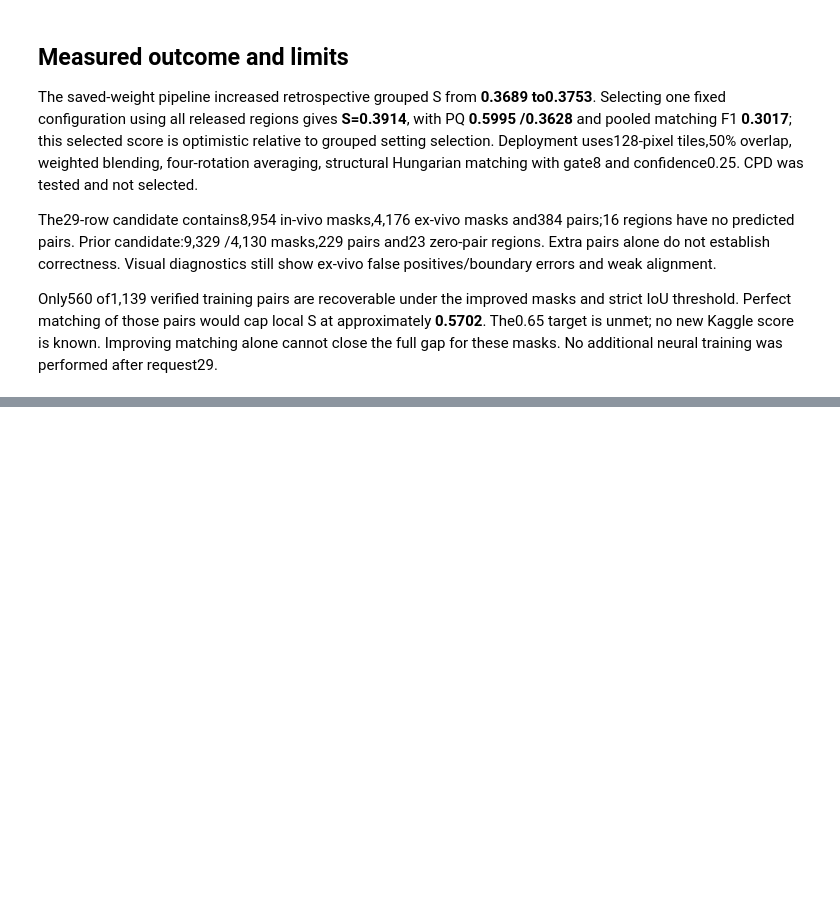
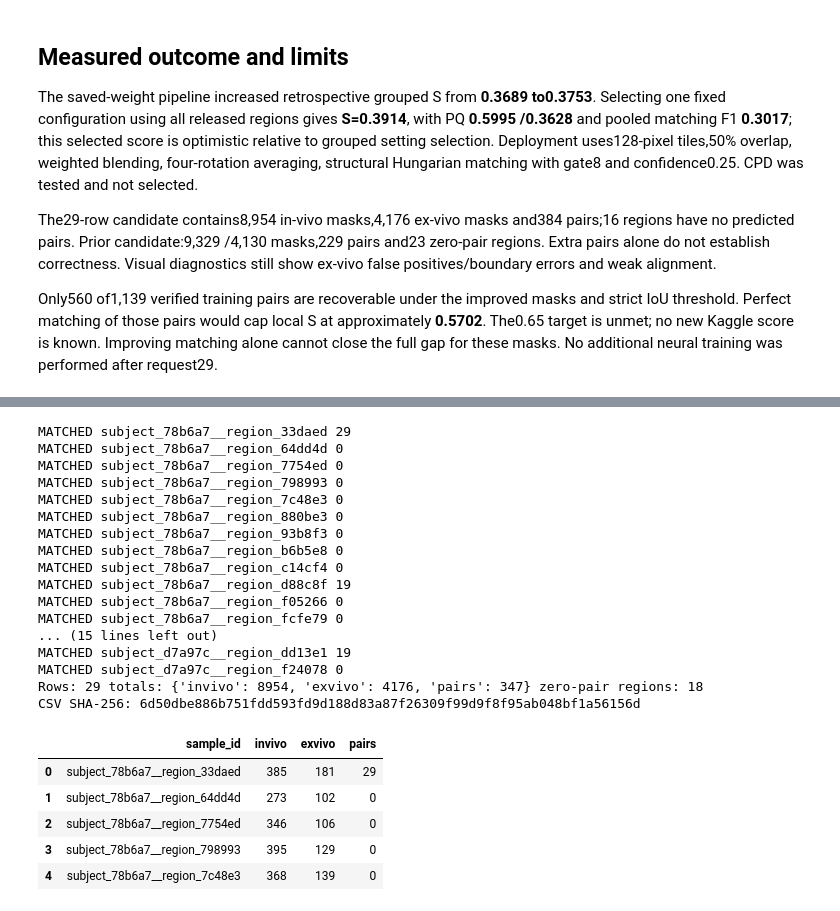
Before and after one commit to rohitfarfad/-CV-Cell-Matching-x-Segmentation, a Jupyter notebook: AdvancedCellMatching.ipynb, the cells around one changed output, grey strips where cells are left out. Drawn from its saved outputs; the diff is of its cells as text; code cells hidden in the pictures; blank space fills up the shorter version.

```diff
--- a/AdvancedCellMatching.ipynb
+++ b/AdvancedCellMatching.ipynb
@@ -193,0 +233,32 @@ Only560 of1,139 verified training pairs are recoverable under the improved masks
+# %%
+quick_submission=write_quick_submission()
+counts=pd.DataFrame({'invivo':quick_submission.invivo_instances.map(lambda s:len(json.loads(s))),
+                    'exvivo':quick_submission.exvivo_instances.map(lambda s:len(json.loads(s))),
+                    'pairs':quick_submission.match_pairs.map(lambda s:len(json.loads(s)))})
+print('Rows:',len(quick_submission),'totals:',counts.sum().to_dict(),'zero-pair regions:',int((counts.pairs==0).sum()))
+print('CSV SHA-256:',hashlib.sha256(Path('Kaggle Submissions/unet_quick.csv').read_bytes()).hexdigest())
+display(quick_submission[['sample_id']].join(counts).head())
+# %% [output]
+MATCHED subject_78b6a7__region_33daed 29
+MATCHED subject_78b6a7__region_64dd4d 0
+MATCHED subject_78b6a7__region_7754ed 0
+MATCHED subject_78b6a7__region_798993 0
+MATCHED subject_78b6a7__region_7c48e3 0
+MATCHED subject_78b6a7__region_880be3 0
+MATCHED subject_78b6a7__region_93b8f3 0
+MATCHED subject_78b6a7__region_b6b5e8 0
+MATCHED subject_78b6a7__region_c14cf4 0
+MATCHED subject_78b6a7__region_d88c8f 19
+MATCHED subject_78b6a7__region_f05266 0
+MATCHED subject_78b6a7__region_fcfe79 0
+... (15 lines left out)
+MATCHED subject_d7a97c__region_dd13e1 19
+MATCHED subject_d7a97c__region_f24078 0
+Rows: 29 totals: {'invivo': 8954, 'exvivo': 4176, 'pairs': 347} zero-pair regions: 18
+CSV SHA-256: 6d50dbe886b751fdd593fd9d188d83a87f26309f99d9f8f95ab048bf1a56156d
+|  | sample_id | invivo | exvivo | pairs |
+| 0 | subject_78b6a7__region_33daed | 385 | 181 | 29 |
+| 1 | subject_78b6a7__region_64dd4d | 273 | 102 | 0 |
+| 2 | subject_78b6a7__region_7754ed | 346 | 106 | 0 |
+| 3 | subject_78b6a7__region_798993 | 395 | 129 | 0 |
+| 4 | subject_78b6a7__region_7c48e3 | 368 | 139 | 0 |
```
Also changed, not shown: parts of 13 cells of this notebook, 10 other files.
